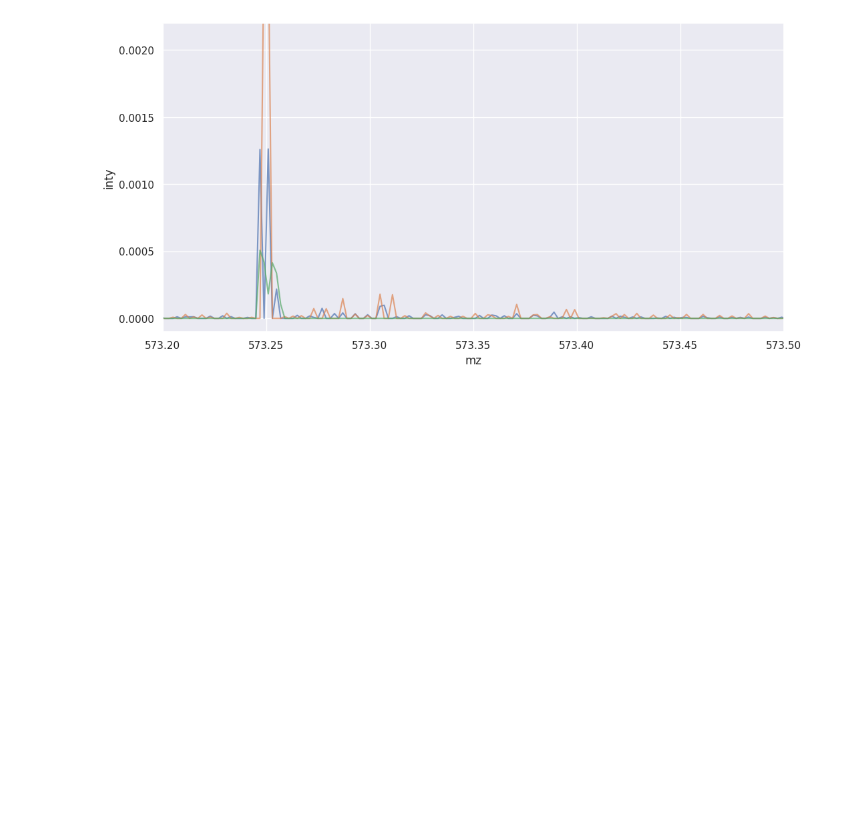
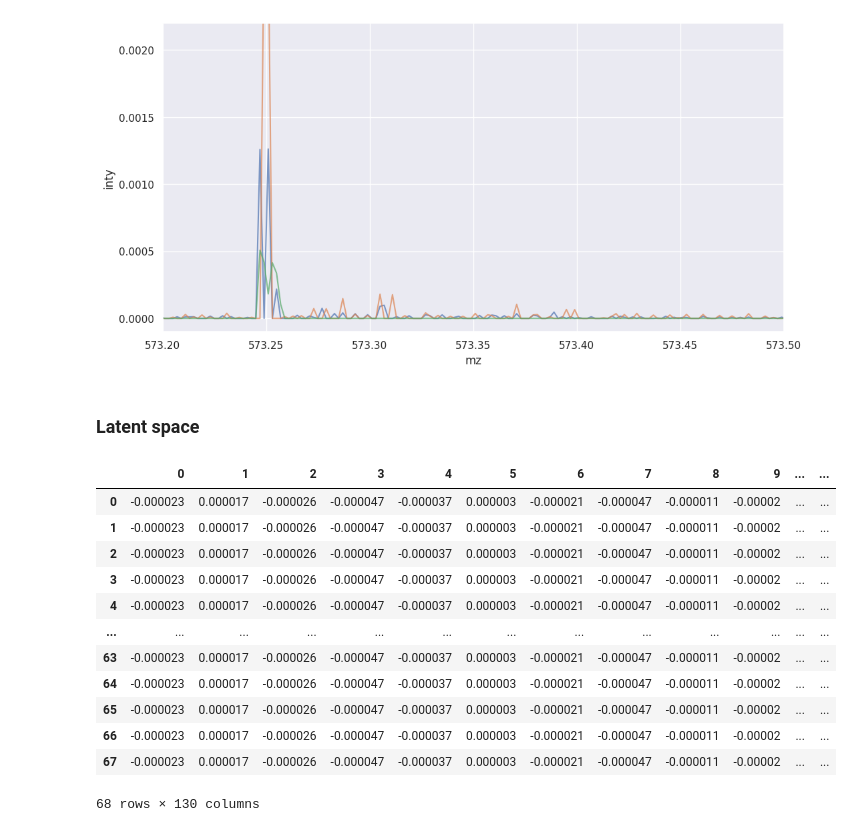
Before and after one commit to JosuaCarl/MStoML, a Jupyter notebook: skripts/VAE/VAE_interpret.ipynb, the cells around one changed output. Cells and saved outputs as stored; diff of their text form; code cells hidden in the pictures; blank space fills up the shorter version.

```diff
--- a/skripts/VAE/VAE_interpret.ipynb
+++ b/skripts/VAE/VAE_interpret.ipynb
@@ -148,3 +150,21 @@ ax.set_ylim(-0.0001, 0.0022)
 # %% [output]
 (-0.0001, 0.0022)
 [figure]
+# %% [markdown]
+### Latent space
+# %%
+vae_enc
+# %% [output]
+|  | 0 | 1 | 2 | 3 | 4 | 5 | 6 | 7 | 8 | 9 | ... | ... |
+| 0 | -0.000023 | 0.000017 | -0.000026 | -0.000047 | -0.000037 | 0.000003 | -0.000021 | -0.000047 | -0.000011 | -0.00002 | ... | ... |
+| 1 | -0.000023 | 0.000017 | -0.000026 | -0.000047 | -0.000037 | 0.000003 | -0.000021 | -0.000047 | -0.000011 | -0.00002 | ... | ... |
+| 2 | -0.000023 | 0.000017 | -0.000026 | -0.000047 | -0.000037 | 0.000003 | -0.000021 | -0.000047 | -0.000011 | -0.00002 | ... | ... |
+| 3 | -0.000023 | 0.000017 | -0.000026 | -0.000047 | -0.000037 | 0.000003 | -0.000021 | -0.000047 | -0.000011 | -0.00002 | ... | ... |
+| 4 | -0.000023 | 0.000017 | -0.000026 | -0.000047 | -0.000037 | 0.000003 | -0.000021 | -0.000047 | -0.000011 | -0.00002 | ... | ... |
+| ... | ... | ... | ... | ... | ... | ... | ... | ... | ... | ... | ... | ... |
+| 63 | -0.000023 | 0.000017 | -0.000026 | -0.000047 | -0.000037 | 0.000003 | -0.000021 | -0.000047 | -0.000011 | -0.00002 | ... | ... |
+| 64 | -0.000023 | 0.000017 | -0.000026 | -0.000047 | -0.000037 | 0.000003 | -0.000021 | -0.000047 | -0.000011 | -0.00002 | ... | ... |
+| 65 | -0.000023 | 0.000017 | -0.000026 | -0.000047 | -0.000037 | 0.000003 | -0.000021 | -0.000047 | -0.000011 | -0.00002 | ... | ... |
+| 66 | -0.000023 | 0.000017 | -0.000026 | -0.000047 | -0.000037 | 0.000003 | -0.000021 | -0.000047 | -0.000011 | -0.00002 | ... | ... |
+| 67 | -0.000023 | 0.000017 | -0.000026 | -0.000047 | -0.000037 | 0.000003 | -0.000021 | -0.000047 | -0.000011 | -0.00002 | ... | ... |
+68 rows × 130 columns
```
Also changed, not shown: parts of 7 cells of this notebook, 7 other files.
